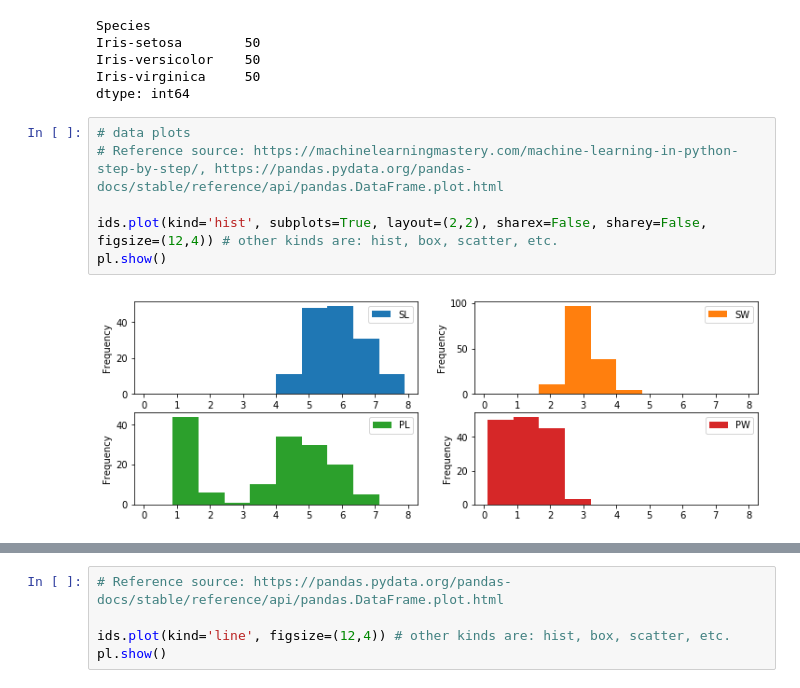
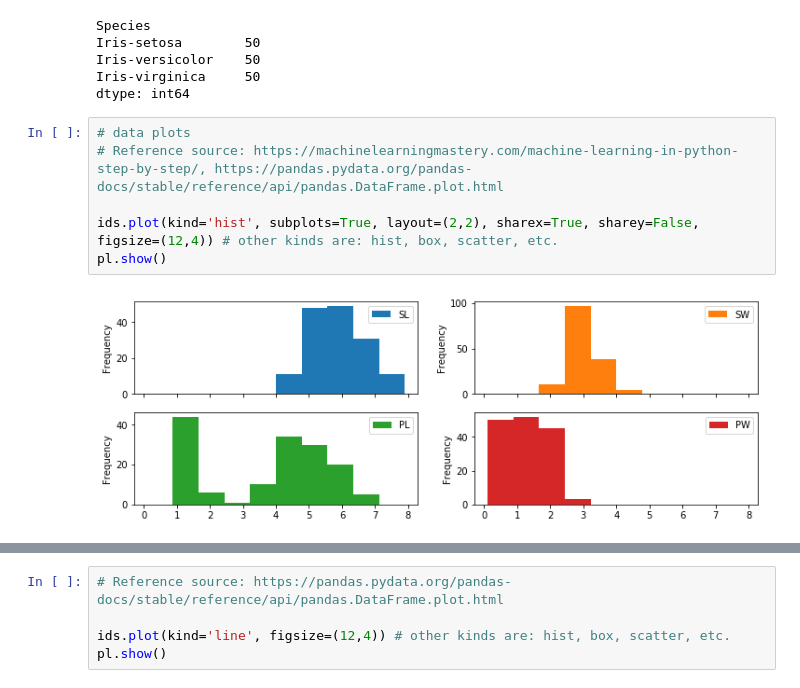
Before and after one commit to andkoc001/PandS-Project2019, a Jupyter notebook: PandS_Project_2019.ipynb, the cells around one changed output, grey strips where cells are left out. Drawn from its saved outputs; the diff is of its cells as text.

Commit message:
More graphs added.

```diff
--- a/PandS_Project_2019.ipynb
+++ b/PandS_Project_2019.ipynb
@@ -251,8 +251,8 @@ dtype: int64
 # %%
 # data plots
 # Reference source: https://machinelearningmastery.com/machine-learning-in-python-step-by-step/, https://pandas.pydata.org/pandas-docs/stable/reference/api/pandas.DataFrame.plot.html
 
-ids.plot(kind='hist', subplots=True, layout=(2,2), sharex=False, sharey=False, figsize=(12,4)) # other kinds are: hist, box, scatter, etc.
+ids.plot(kind='hist', subplots=True, layout=(2,2), sharex=True, sharey=False, figsize=(12,4)) # other kinds are: hist, box, scatter, etc.
 pl.show()
 # %% [output]
-[figure, old version]
+[figure, new version]
```
Also changed, not shown: parts of 2 cells of this notebook.
